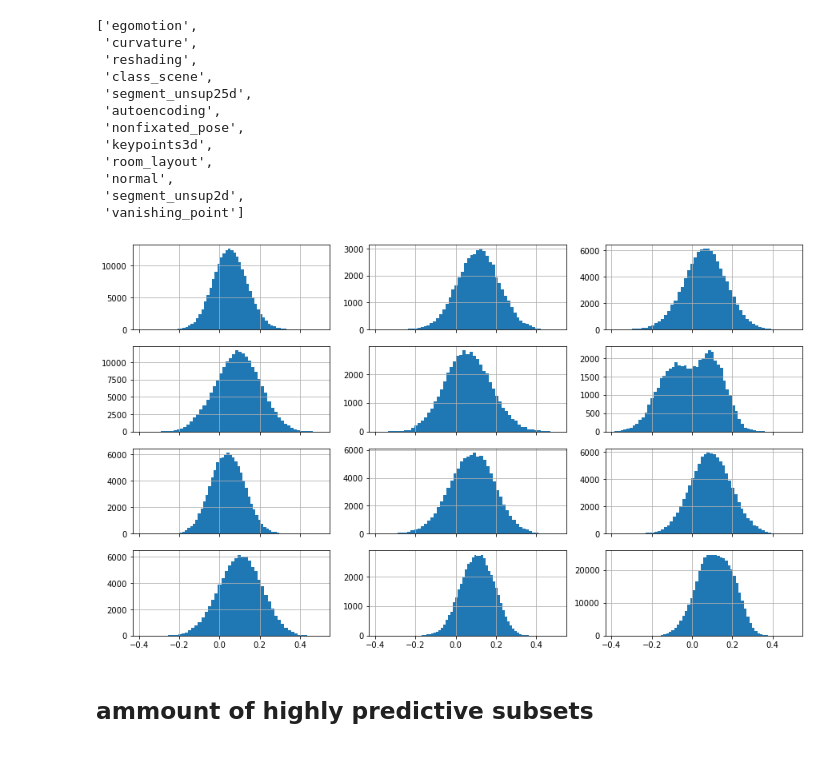
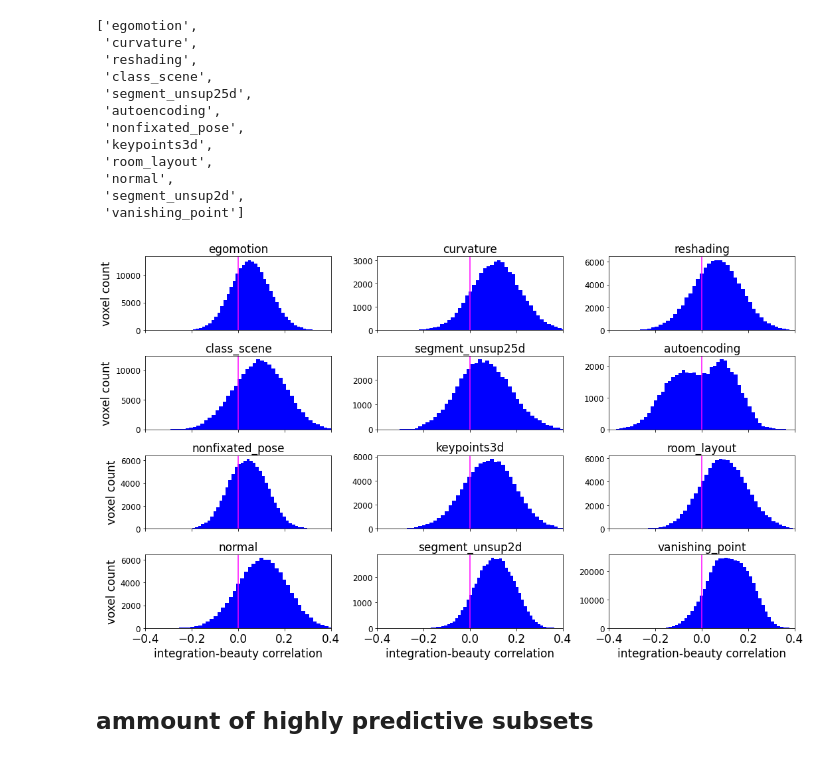
Before and after one commit to toniklenk/analysis-taskonomy, a Jupyter notebook: scripts/factor3 spatialintegration.ipynb, the cells around one changed output. Drawn from its saved outputs; the diff is of its cells as text; code cells hidden in the pictures.

Commit message:
plot adjustments

```diff
--- a/scripts/factor3 spatialintegration.ipynb
+++ b/scripts/factor3 spatialintegration.ipynb
@@ -560,10 +560,14 @@ subset_correlations.to_hdf(
 # load
 subset_correlations = pd.read_hdf(
     os.path.join(
-        PATH_RESULTS, "spatial integration", "subset correlations", "study3 scale4.h5"
+        PATH_RESULTS,
+        "spatial integration",
+        "subset correlations",
+        "study3 scale4 topnets.h5",
     ),
     key="subset correlations",
 )
+subset_correlations = subset_correlations.rename({"corr": "correlation"}, axis=1)
 # %%
 # get mask for significant subsets
 subset_significance = subset_correlations.pvalue.groupby("model").apply(
@@ -586,10 +590,29 @@ _models_ordered[::-1]
  'normal',
  'segment_unsup2d',
  'vanishing_point']
+# %%
+plt.rcParams['xtick.labelsize'] = 17
+plt.rcParams['ytick.labelsize'] = 12
+plt.rcParams['axes.titlesize'] = 17
+plt.rcParams['axes.labelsize'] = 17   # Axis labels
+# %%
+subset_correlations["correlation_fisher"] = subset_correlations.correlation.transform(
+    np.arctanh
+)
 # %%
 fig, axes = plt.subplots(4, 3, figsize=(15, 9), sharex=True, sharey=False)
 
-for mo, ax in zip(_models_ordered[::-1], axes.flat):
-    subset_correlations.loc[mo].correlation.hist(bins=50, ax=ax)
+for idx, mo, ax in zip(range(12), _models_ordered[::-1], axes.flat):
+    if idx in(0, 3, 6, 9):
+        ax.set_ylabel("voxel count")
+    if idx in (9,10,11):
+        ax.set_xlabel("integration-beauty correlation")
+
+    subset_correlations.loc[mo].correlation.hist(bins=50, ax=ax, color="blue")
+    ax.set_title(mo)
+    ax.grid(visible=False)
+    ax.axvline(color="magenta")
+    ax.set_xlim(-.4,.4)
+fig.tight_layout()
 # %% [output]
-[figure, old version]
+[figure, new version]
```
Also changed, not shown: parts of 14 cells of this notebook, 2 other files.
